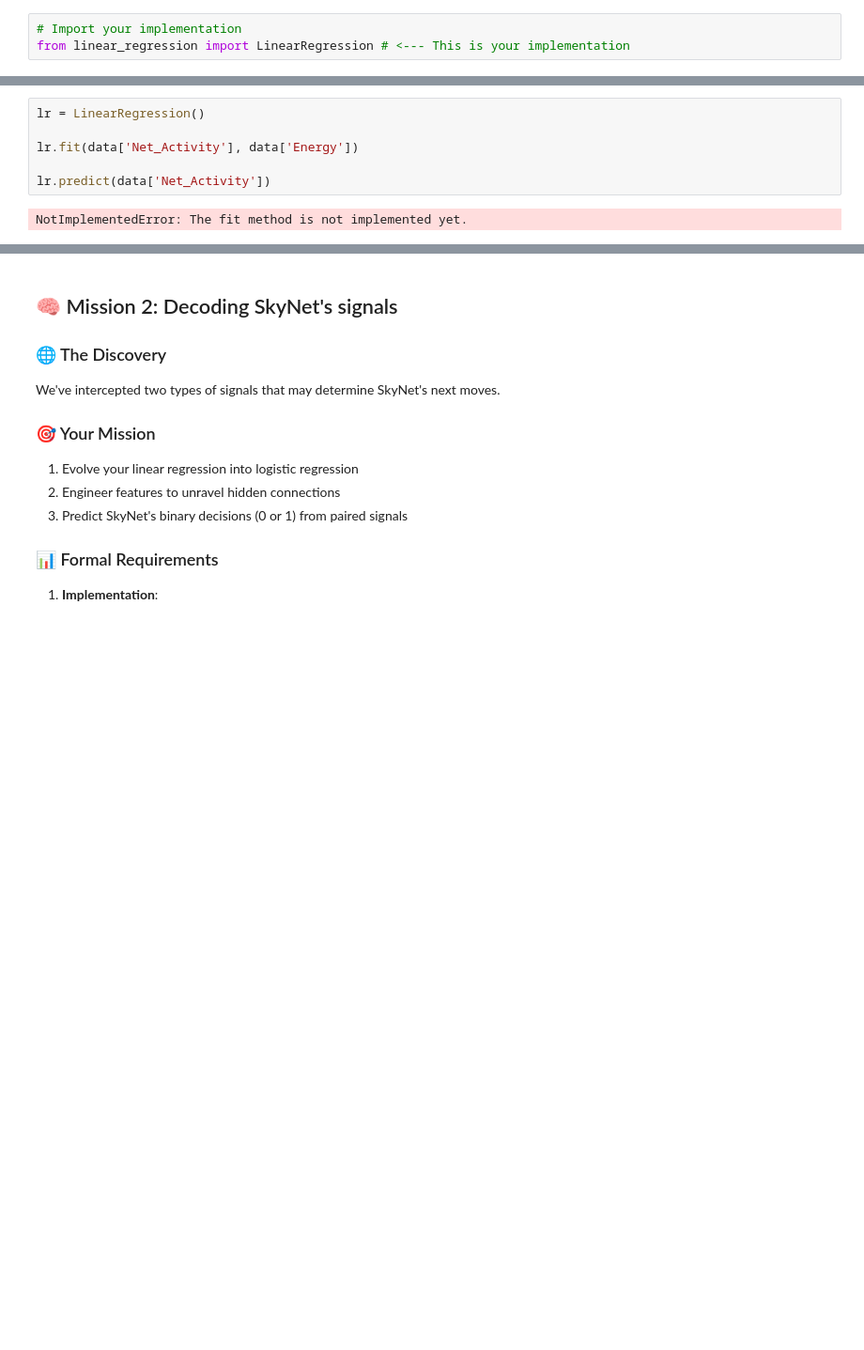
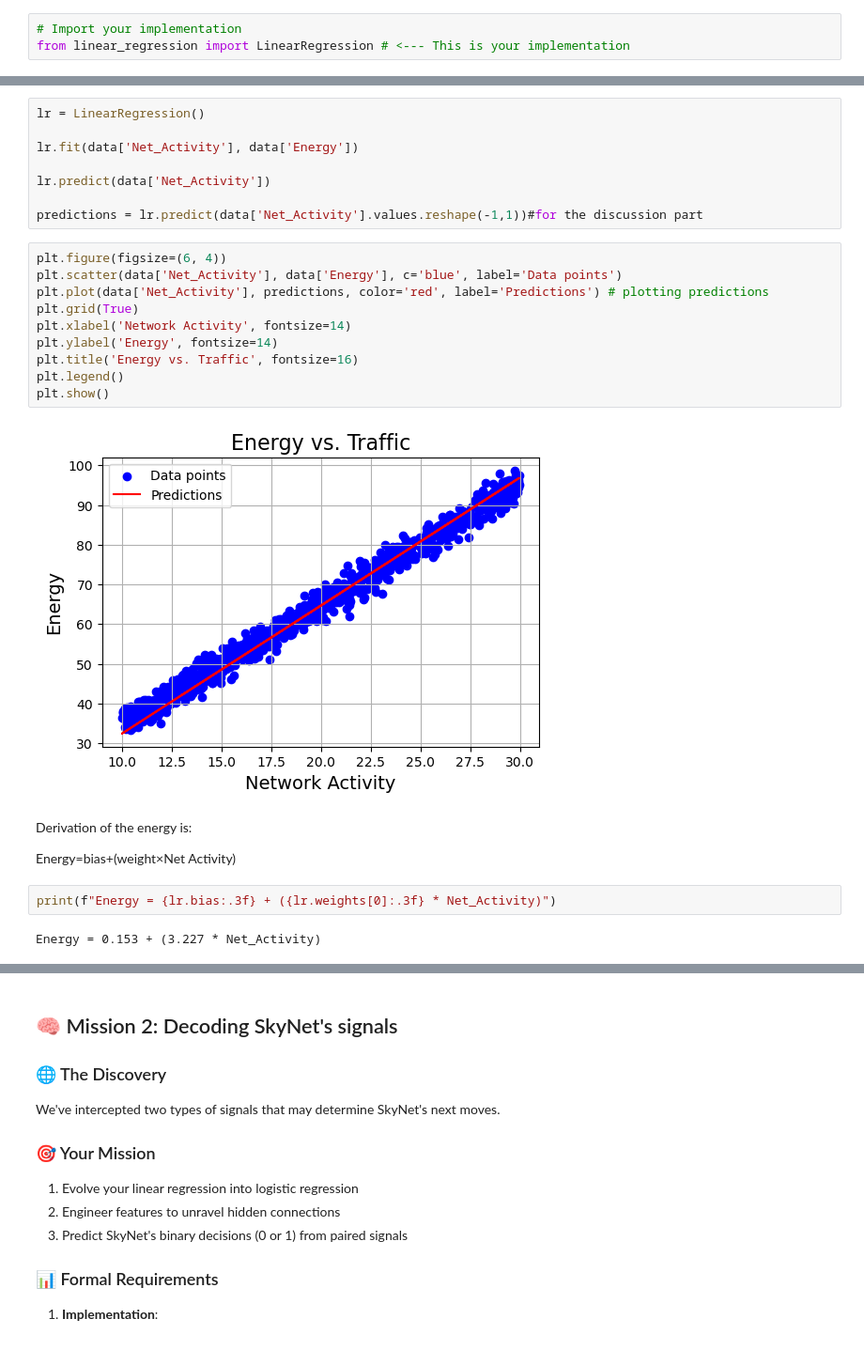
Before and after one commit to MatissPod/Intro-ML, a Jupyter notebook: Assignment1(1)/Assignment1/Chapter_1.ipynb, the cells around one changed output, grey strips where cells are left out. Shown at 94% size. Drawn from its saved outputs; the diff is of its cells as text; blank space fills up the shorter version.

```diff
--- a/Assignment1(1)/Assignment1/Chapter_1.ipynb
+++ b/Assignment1(1)/Assignment1/Chapter_1.ipynb
@@ -85,5 +88,25 @@ lr = LinearRegression()
 lr.fit(data['Net_Activity'], data['Energy'])
 
 lr.predict(data['Net_Activity'])
+
+predictions = lr.predict(data['Net_Activity'].values.reshape(-1,1))#for the discussion part
-# %% [output]
-NotImplementedError: The fit method is not implemented yet.
+# %%
+plt.figure(figsize=(6, 4))
+plt.scatter(data['Net_Activity'], data['Energy'], c='blue', label='Data points')
+plt.plot(data['Net_Activity'], predictions, color='red', label='Predictions') # plotting predictions
+plt.grid(True)
+plt.xlabel('Network Activity', fontsize=14)
+plt.ylabel('Energy', fontsize=14)
+plt.title('Energy vs. Traffic', fontsize=16)
+plt.legend()
+plt.show()
+# %% [output]
+[figure, added]
+# %% [markdown]
+Derivation of the energy is:
+
+Energy=bias+(weight×Net Activity)
+# %%
+print(f"Energy = {lr.bias:.3f} + ({lr.weights[0]:.3f} * Net_Activity)")
+# %% [output]
+Energy = 0.153 + (3.227 * Net_Activity)
```
Also changed, not shown: parts of 6 cells of this notebook, 2 other files.
